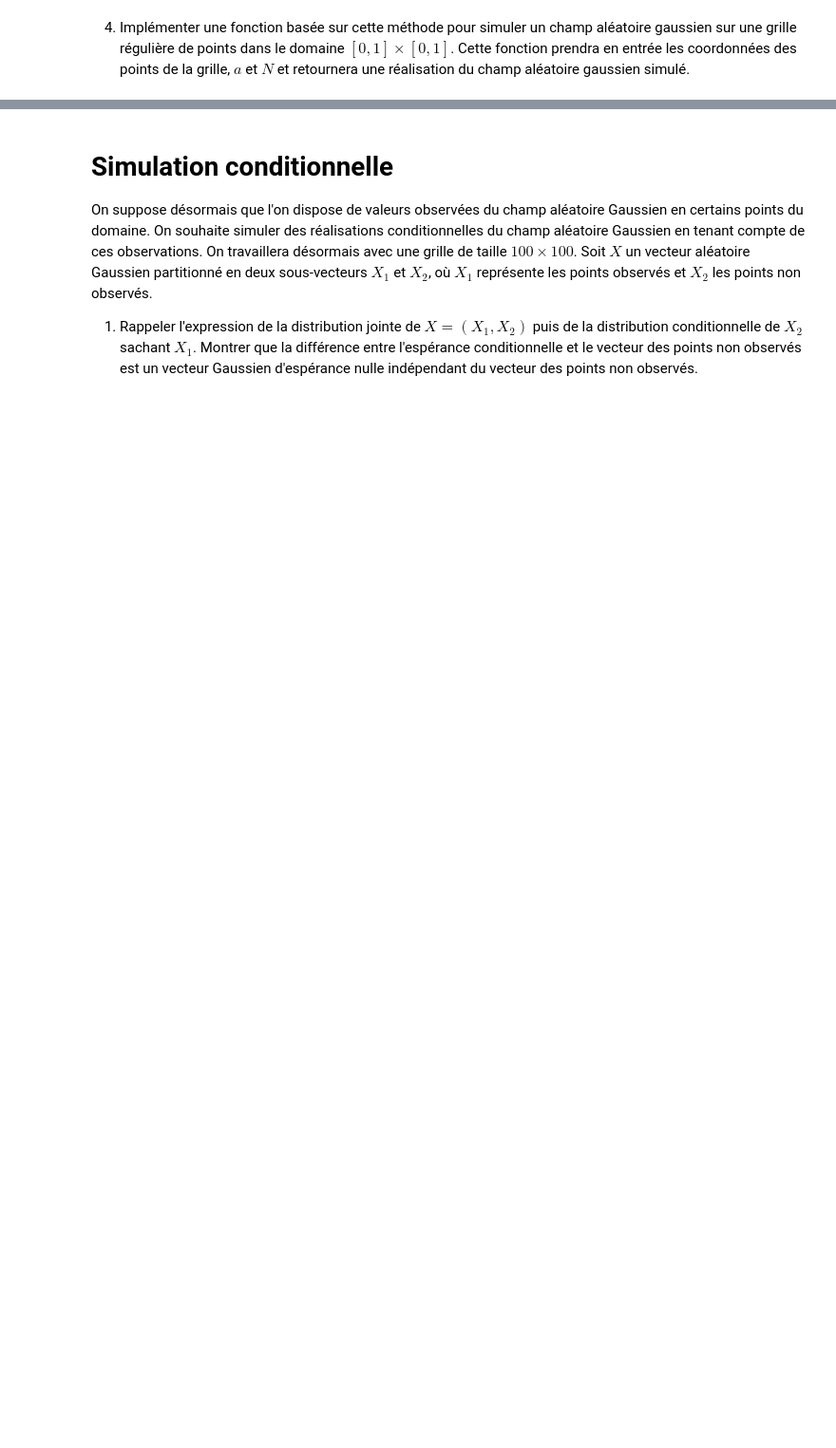
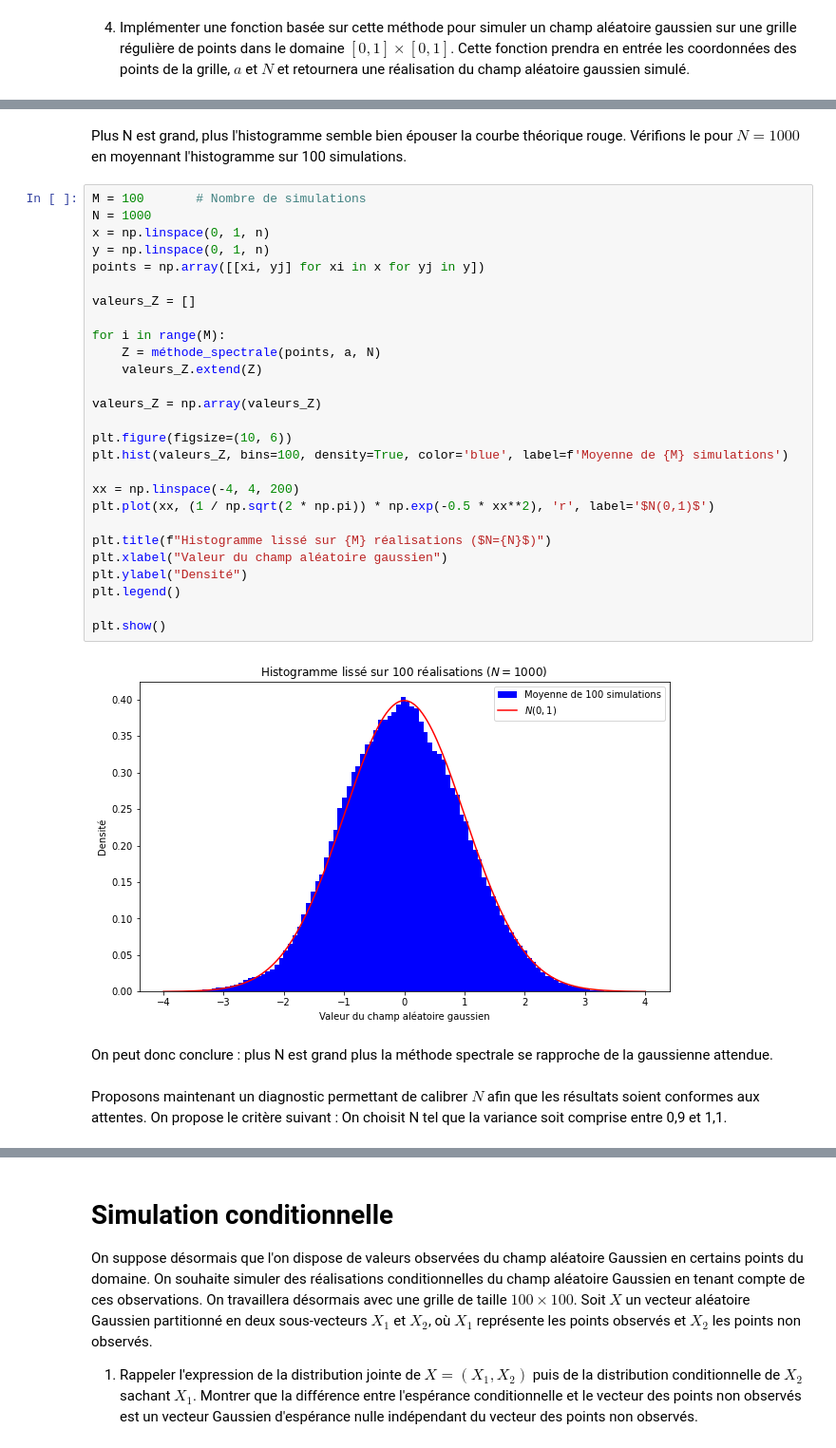
Before and after one commit to VictoriaSonnier/tp-proba-orianeandme, a Jupyter notebook: Projet Probabilités.ipynb, the cells around one changed output, grey strips where cells are left out. Shown at 95% size. Drawn from its saved outputs; the diff is of its cells as text; blank space fills up the shorter version.

```diff
--- a/Projet Probabilités.ipynb
+++ b/Projet Probabilités.ipynb
@@ -244,0 +360,35 @@ a = 0.05
+# %% [markdown]
+Plus N est grand, plus l'histogramme semble bien épouser la courbe théorique rouge. Vérifions le pour $N=1000$ en moyennant l'histogramme sur 100 simulations.
+# %%
+M = 100       # Nombre de simulations
+N = 1000
+x = np.linspace(0, 1, n)
+y = np.linspace(0, 1, n)
+points = np.array([[xi, yj] for xi in x for yj in y])
+
+valeurs_Z = []
+
+for i in range(M):
+    Z = méthode_spectrale(points, a, N)
+    valeurs_Z.extend(Z)
+
+valeurs_Z = np.array(valeurs_Z)
+
+plt.figure(figsize=(10, 6))
+plt.hist(valeurs_Z, bins=100, density=True, color='blue', label=f'Moyenne de {M} simulations')
+
+xx = np.linspace(-4, 4, 200)
+plt.plot(xx, (1 / np.sqrt(2 * np.pi)) * np.exp(-0.5 * xx**2), 'r', label='$N(0,1)$')
+
+plt.title(f"Histogramme lissé sur {M} réalisations ($N={N}$)")
+plt.xlabel("Valeur du champ aléatoire gaussien")
+plt.ylabel("Densité")
+plt.legend()
+
+plt.show()
+# %% [output]
+[figure, added]
+# %% [markdown]
+On peut donc conclure : plus N est grand plus la méthode spectrale se rapproche de la gaussienne attendue.
+# %% [markdown]
+Proposons maintenant un diagnostic permettant de calibrer $N$ afin que les résultats soient conformes aux attentes. On propose le critère suivant : On choisit N tel que la variance  soit comprise entre 0,9 et 1,1.
```
Also changed, not shown: parts of 13 cells of this notebook.
